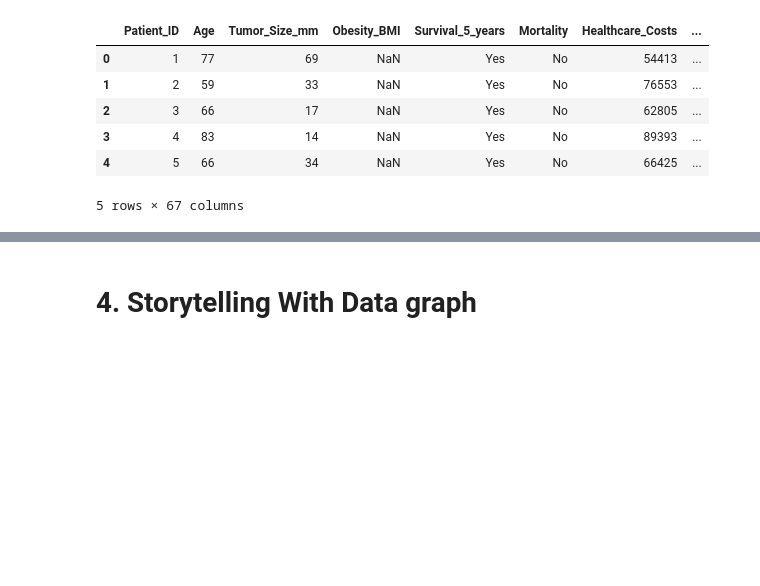
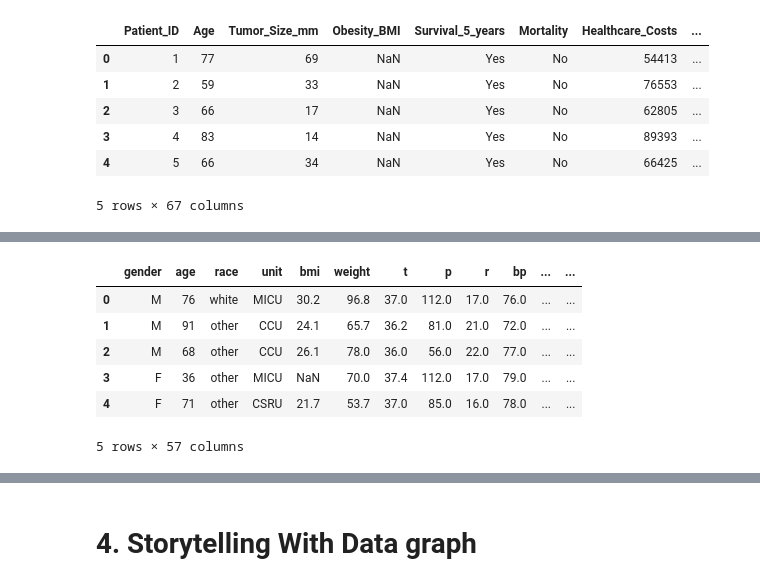
Before and after one commit to muathdb/OMDS-Week2-Abusamreh-Muath-, a Jupyter notebook: Week2.ipynb, the cells around one changed output, grey strips where cells are left out. Drawn from its saved outputs; the diff is of its cells as text; code cells hidden in the pictures; blank space fills up the shorter version.

```diff
--- a/Week2.ipynb
+++ b/Week2.ipynb
@@ -244,0 +456,10 @@ Yes the data is usable because it is well-suited for analysis and machine learni
+# %%
+df2.head()
+# %% [output]
+|  | gender | age | race | unit | bmi | weight | t | p | r | bp | ... | ... |
+| 0 | M | 76 | white | MICU | 30.2 | 96.8 | 37.0 | 112.0 | 17.0 | 76.0 | ... | ... |
+| 1 | M | 91 | other | CCU | 24.1 | 65.7 | 36.2 | 81.0 | 21.0 | 72.0 | ... | ... |
+| 2 | M | 68 | other | CCU | 26.1 | 78.0 | 36.0 | 56.0 | 22.0 | 77.0 | ... | ... |
+| 3 | F | 36 | other | MICU | NaN | 70.0 | 37.4 | 112.0 | 17.0 | 79.0 | ... | ... |
+| 4 | F | 71 | other | CSRU | 21.7 | 53.7 | 37.0 | 85.0 | 16.0 | 78.0 | ... | ... |
+5 rows × 57 columns
```
Also changed, not shown: parts of 26 cells of this notebook.
